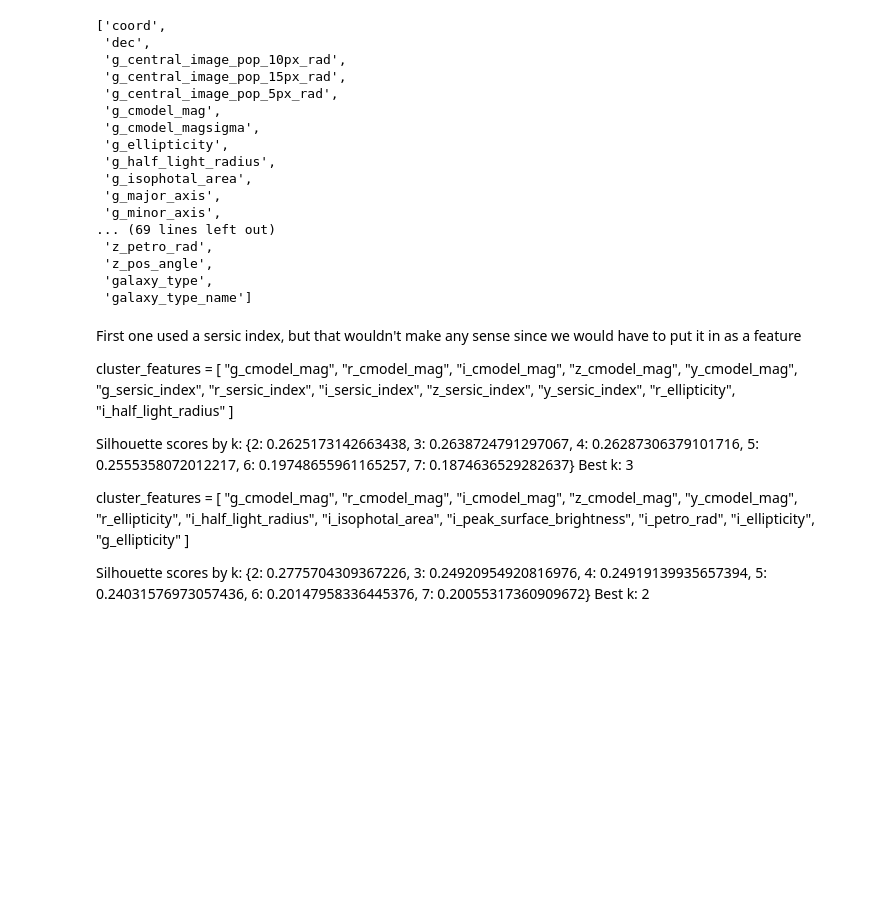
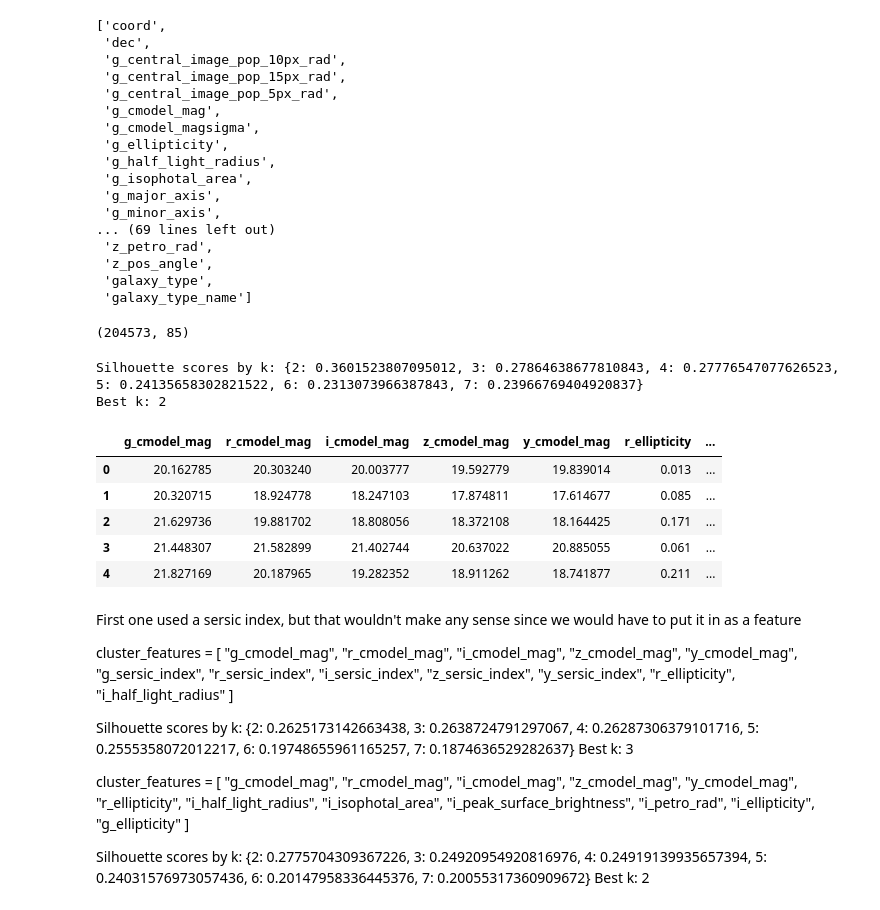
Before and after one commit to MADS-Milestone-2/Galaxy-Classifier, a Jupyter notebook: group-4-second-draft.ipynb, the cells around one changed output. Saved outputs shown, nothing was run; the diff lists cells and outputs as text; code cells hidden in the pictures; blank space fills up the shorter version.

```diff
--- a/group-4-second-draft.ipynb
+++ b/group-4-second-draft.ipynb
@@ -262,11 +262,11 @@ def print_image(idx=0, dataset=None, band_names=("g", "r", "i", "z", "y"), cmap
 # that system, or use a different method to select the files.
 
 # These variables will hold the file paths to the selected HDF5 files for training, testing, and validation datasets
-# train_hdf5 = select_hdf5_file("Select training HDF5")
-# test_hdf5 = select_hdf5_file("Select testing HDF5")
-#validation_hdf5 = select_hdf5_file("Select validation HDF5")
-train_hdf5 = hdf5_path
-validation_hdf5 = hdf5_path
+train_hdf5 = select_hdf5_file("Select training HDF5")
+test_hdf5 = select_hdf5_file("Select testing HDF5")
+validation_hdf5 = select_hdf5_file("Select validation HDF5")
+#train_hdf5 = hdf5_path
+#validation_hdf5 = hdf5_path
 # %%
 inspect_hdf5_file(train_hdf5)
 # %% [output]
@@ -1079,11 +1094,16 @@ rf_train_df.columns.tolist()
  'z_pos_angle',
  'galaxy_type',
  'galaxy_type_name']
+# %%
+rf_train_df.shape
+# %% [output]
+(204573, 85)
 # %%
 # can move these to the top later
 from sklearn.cluster import KMeans
 from sklearn.preprocessing import StandardScaler
 from sklearn.metrics import silhouette_score
+from sklearn.utils import resample
 unsup_train_df = rf_train_df.copy()
 
 #Not sure which features would be best for clustering, but I will start with the photometric magnitudes and some of the i-band morphology features
@@ -1101,21 +1121,37 @@ cluster_df = unsup_train_df[cluster_features].dropna()
 scaler = StandardScaler()
 X_cluster = scaler.fit_transform(cluster_df)
 
+# using the entire dataset took way too long (upwards of 20 mins) so using a sample
+X_sample = resample(X_cluster, n_samples=min(5000, len(X_cluster)), random_state=42)
+
 # Pick k based on silhouette score
 # measures how similar an object is to its own cluster compared to other clusters, with higher scores indicating better-defined clusters.
 sil_scores = {}
 for k in range(2, 8):
     km = KMeans(n_clusters=k, random_state=42, n_init=10)
-    labels = km.fit_predict(X_cluster)
-    sil_scores[k] = silhouette_score(X_cluster, labels)
+    labels = km.fit_predict(X_sample)
+    sil_scores[k] = silhouette_score(X_sample, labels)
 
 best_k = max(sil_scores, key=sil_scores.get)
 print("Silhouette scores by k:", sil_scores)
 print("Best k:", best_k)
 
+# fit final model on full data using best k
 kmeans = KMeans(n_clusters=best_k, random_state=42, n_init=10)
 cluster_df = cluster_df.copy()
 cluster_df["morph_cluster"] = kmeans.fit_predict(X_cluster).astype(str)
+# %% [output]
+Silhouette scores by k: {2: 0.3601523807095012, 3: 0.27864638677810843, 4: 0.27776547077626523, 5: 0.24135658302821522, 6: 0.2313073966387843, 7: 0.23966769404920837}
+Best k: 2
+# %%
+cluster_df.head()
+# %% [output]
+|  | g_cmodel_mag | r_cmodel_mag | i_cmodel_mag | z_cmodel_mag | y_cmodel_mag | r_ellipticity | ... |
+| 0 | 20.162785 | 20.303240 | 20.003777 | 19.592779 | 19.839014 | 0.013 | ... |
+| 1 | 20.320715 | 18.924778 | 18.247103 | 17.874811 | 17.614677 | 0.085 | ... |
+| 2 | 21.629736 | 19.881702 | 18.808056 | 18.372108 | 18.164425 | 0.171 | ... |
+| 3 | 21.448307 | 21.582899 | 21.402744 | 20.637022 | 20.885055 | 0.061 | ... |
+| 4 | 21.827169 | 20.187965 | 19.282352 | 18.911262 | 18.741877 | 0.211 | ... |
 # %% [markdown]
 First one used a sersic index, but that wouldn't make any sense since we would have to put it in as a feature
 
```
Also changed, not shown: parts of 25 cells of this notebook.
